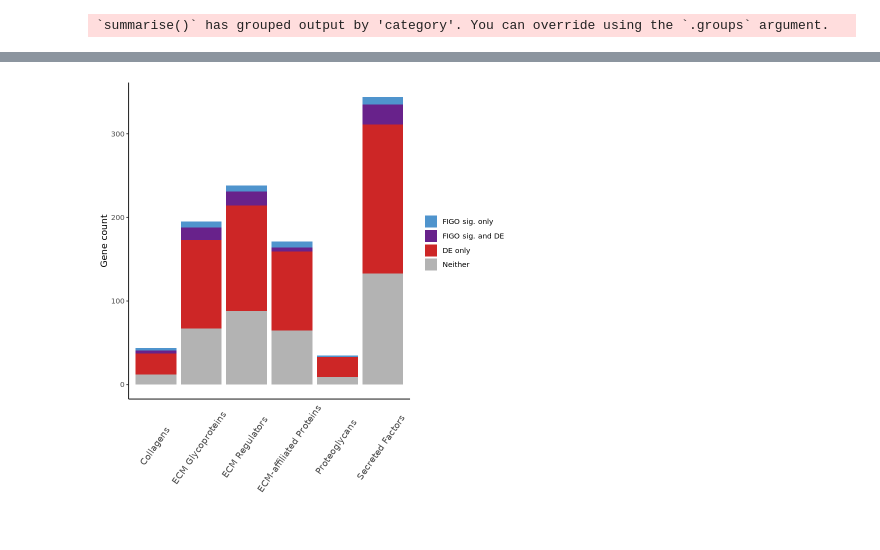
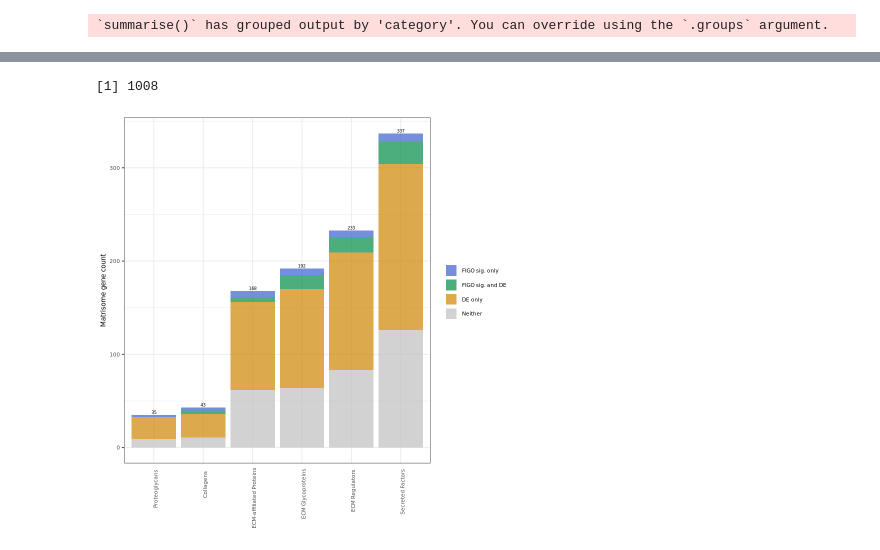
Before and after one commit to fogg-lab/characterizing-ecm-transcriptome-of-endometriosis, a Jupyter notebook: figures/predictive_DE_vis_v2.ipynb, the cells around one changed output, grey strips where cells are left out. Cells and saved outputs as stored; diff of their text form; code cells hidden in the pictures.

Commit message:
Figures 1&2 first draft

```diff
--- a/figures/predictive_DE_vis_v2.ipynb
+++ b/figures/predictive_DE_vis_v2.ipynb
@@ -22,14 +22,19 @@ matrisome_list <- paste0(dirs$data_dir, "/matrisome/matrisome_hs_masterlist.tsv"
 # %%
 dset_idx <- 3
 # %%
-text_size <- 11
-guide_size <- 1
-family <- "arial"
+text_size <- 8
+guide_size <- 4
+family <- "ArialMT"
 dpi <- 320
 ht <- 4
 wd <- 5
+pt_to_mm <- 5 / 14
 # %%
 matrisome_df <- rutils::load_matrisome_df(matrisome_list) %>%
     dplyr::select(gene_symbol, division, category) %>%
     dplyr::rename(geneID = gene_symbol)
+
+counts_df <- read_tsv(paste0(dirs$data_dir, "/", unified_dsets[dset_idx], "/counts.tsv")) %>%
+    dplyr::rename("geneID" = "Hugo_Symbol") %>%
+    dplyr::select(-"Entrez_Gene_Id")
 # %% [output]
@@ -66,7 +74,10 @@ length(intersect(figo_list, demg_list))
 [1] 100
 [1] 65
 # %%
+matrisome_category_levels <- c("Proteoglycans", "Collagens", "ECM-affiliated Proteins", "ECM Glycoproteins", "ECM Regulators", "Secreted Factors")
+genes_in_dset <- counts_df$geneID
 matrisome_mem_df <- matrisome_df %>%
+    filter(geneID %in% genes_in_dset) %>%
     dplyr::mutate(
         de = geneID %in% demg_list,
         predictive = geneID %in% figo_list,
@@ -76,12 +87,13 @@ matrisome_mem_df <- matrisome_df %>%
         de & !both ~ "DE only",
         predictive & !both ~ "FIGO sig. only",
         both == TRUE ~ "FIGO sig. and DE",
-        !de & !predictive ~ "Neither"
-    )) %>%
+        !de & !predictive ~ "Neither"),
+        category = factor(category, levels = matrisome_category_levels)
+    ) %>%
     dplyr::mutate(membership = factor(membership, levels = c("FIGO sig. only", "FIGO sig. and DE", "DE only", "Neither")))
 # %%
 matrisome_bp_df <- matrisome_mem_df %>%
     group_by(category, membership) %>%
-    summarize(count = n())
+    summarize(cat_counts = n())
 # %% [output]
 `summarise()` has grouped output by 'category'. You can override using the `.groups` argument.
@@ -88,18 +112,25 @@ matrisome_bp_df <- matrisome_mem_df %>%
+# %%
+sum(matrisome_bp_df$cat_counts)
+# %% [output]
+[1] 1008
 # %%
-ggplot(data = matrisome_bp_df, aes(x = category, y = count, fill = membership)) +
-    geom_bar(stat = "identity") +
-    scale_fill_manual(values = c("FIGO sig. only" = "steelblue3", "FIGO sig. and DE" = "darkorchid4", "DE only" = "firebrick3", "Neither" = "gray70")) +
+# sig_color_scale <- c("Not sig." = "gray30","FIGO sig. only" = "steelblue3", "FIGO sig. and DE" = "darkorchid4", "DE only" = "firebrick3")
+sig_color_scale <- c("Neither" = "gray75","FIGO sig. only" = "royalblue3", "FIGO sig. and DE" = "springgreen4", "DE only" = "orange3")
+ggplot(data = matrisome_bp_df, aes(x = category, y = cat_counts, fill = membership)) +
+    geom_bar(stat = "identity", alpha = 0.7) +
+#     geom_text(aes(label = cat_counts), position = position_stack(vjust = 0.5), color = "gray90", size = (text_size - 3) * pt_to_mm) +
+    stat_summary(fun = sum, aes(label = ..y.., group = category), geom = "text", vjust = -0.25, size = (text_size - 3) * pt_to_mm) +
+    scale_fill_manual(values = sig_color_scale, name = NULL) +
     guides(fill = guide_legend(override.aes = list(size = guide_size))) +
-    theme_classic() +
+    theme_bw() +
     theme(
         text = element_text(size = text_size, family = family),
-        axis.title.x = element_blank(),
         axis.ticks.x = element_blank(),
-        axis.text.x = element_text(size = text_size, angle = 55, vjust = 0.55, hjust=0.55),
-        legend.title = element_blank(),
+        axis.text.x = element_text(angle = 90, vjust = 0.9, hjust = 0.9),
+        axis.title.x = element_blank()
     ) +
-    labs(y = "Gene count", fill = "Membership")
+    labs(y = "Matrisome gene count")
 # %% [output]
-[figure, old version]
+[figure, new version]
 # %%
 ggsave(paste0(dirs$figures_dir, "/deg/", unified_dsets[dset_idx], "_figo_sig_demg_stacked_bp.png"), last_plot(), height = ht, width = wd, dpi = dpi)
```
Also changed, not shown: parts of 6 cells of this notebook, 2 other files.
